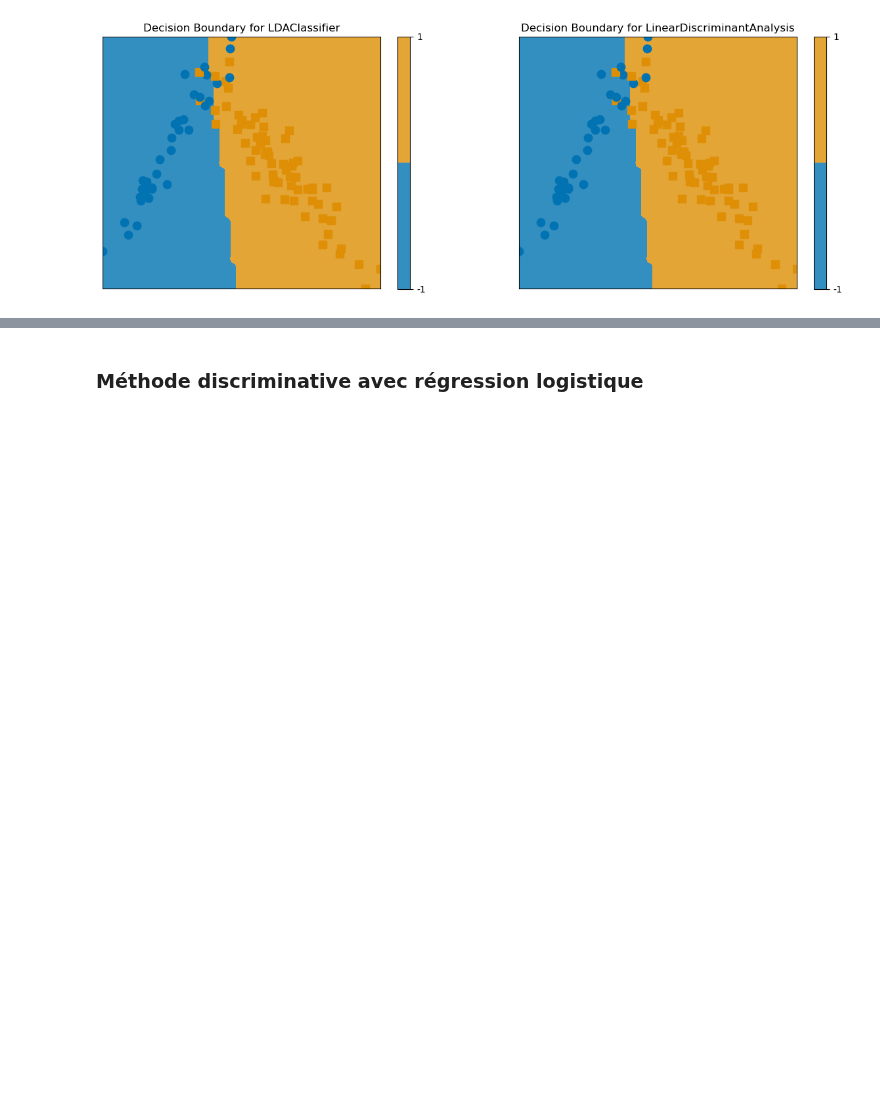
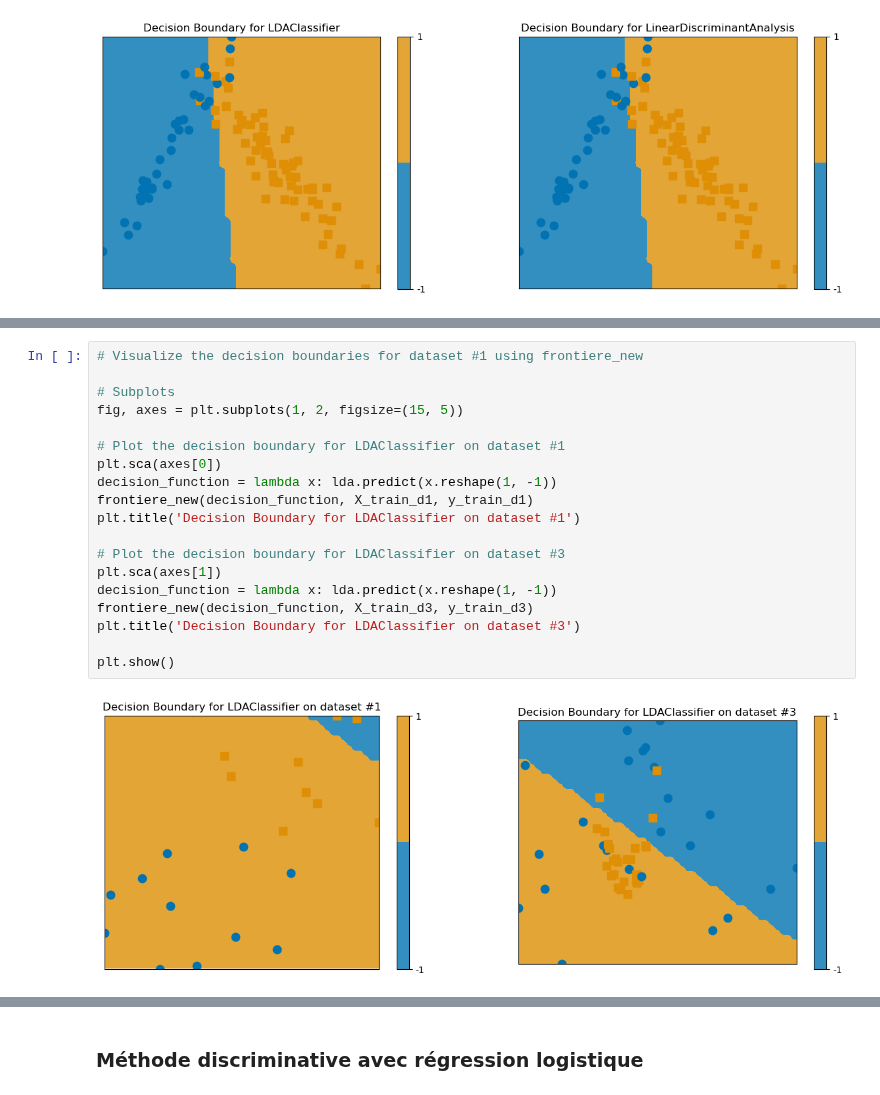
Before and after one commit to pralban/Machine-learning, a Jupyter notebook: TP2 KNN/tp2.ipynb, the cells around one changed output, grey strips where cells are left out. Cells and saved outputs as stored; diff of their text form; blank space fills up the shorter version.

```diff
--- a/TP2 KNN/tp2.ipynb
+++ b/TP2 KNN/tp2.ipynb
@@ -809,0 +843,21 @@ plt.show()
+# %%
+# Visualize the decision boundaries for dataset #1 using frontiere_new
+
+# Subplots
+fig, axes = plt.subplots(1, 2, figsize=(15, 5))
+
+# Plot the decision boundary for LDAClassifier on dataset #1
+plt.sca(axes[0])
+decision_function = lambda x: lda.predict(x.reshape(1, -1))
+frontiere_new(decision_function, X_train_d1, y_train_d1)
+plt.title('Decision Boundary for LDAClassifier on dataset #1')
+
+# Plot the decision boundary for LDAClassifier on dataset #3
+plt.sca(axes[1])
+decision_function = lambda x: lda.predict(x.reshape(1, -1))
+frontiere_new(decision_function, X_train_d3, y_train_d3)
+plt.title('Decision Boundary for LDAClassifier on dataset #3')
+
+plt.show()
+# %% [output]
+[figure, added]
```
Also changed, not shown: parts of 14 cells of this notebook.
